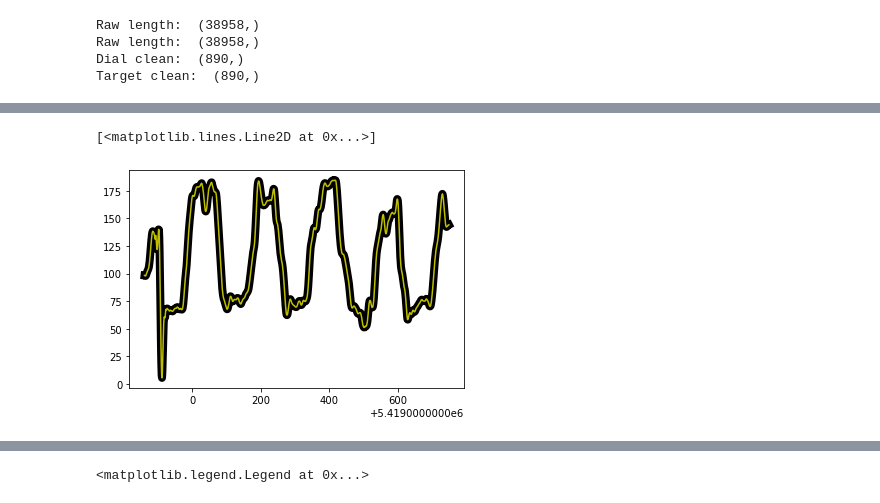
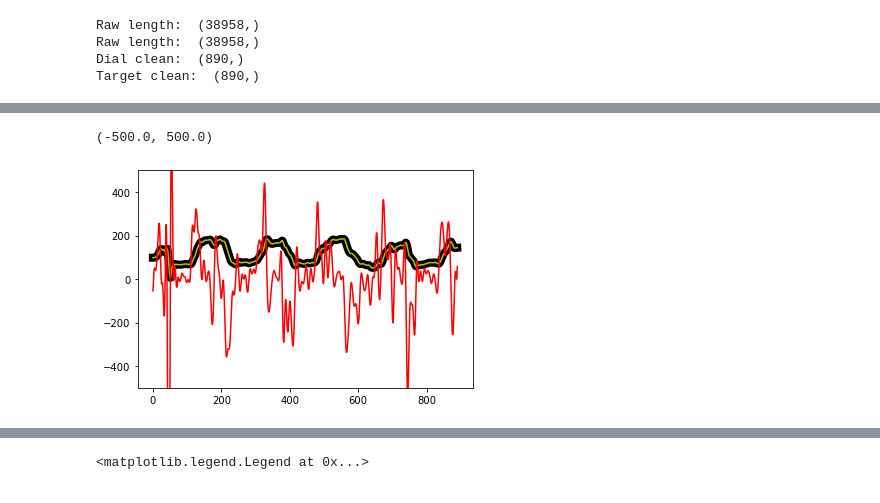
Before and after one commit to DiarKarim/SubEscape, a Jupyter notebook: SubEscape_Data_Analysis/SubEsc_Analysis_Old.ipynb, the cells around one changed output, grey strips where cells are left out. Saved outputs shown, nothing was run; the diff lists cells and outputs as text; code cells hidden in the pictures.

```diff
--- a/SubEscape_Data_Analysis/SubEsc_Analysis_Old.ipynb
+++ b/SubEscape_Data_Analysis/SubEsc_Analysis_Old.ipynb
@@ -486,0 +515,5 @@ df_all.drop(columns=['Dial_ReconF','TargetF'])
+# %%
+df_all['DialVel'] = savgol_filter(np.gradient(savgol_filter(df_all['Dial_Raw'],33,8)) / (1/sampleFreq), 23,8)
+# %%
+df_all['Lag'] = CrossCorr2(df_all['DialVel'],df_all['TargetVel'],sampleFreq)
+df_all.head(2)
@@ -487,4 +528,4 @@ df_all.drop(columns=['Dial_ReconF','TargetF'])
 # %%
 # Smooth data
-df_all['Dial_ReconF'] = df_all.groupby(['PtxID','trial'])['Dial_Recon'].transform(lambda x: SmoothData(x.values, 33, 8))
-df_all['TargetF'] = df_all.groupby(['PtxID','trial'])['Target'].transform(lambda x: SmoothData(x.values, 33, 8))
+df_all['Dial_ReconF'] = df_all.groupby(['PtxID','trial','Joint'])['Dial_Recon'].transform(lambda x: SmoothData(x.values, 33, 8))
+df_all['TargetF'] = df_all.groupby(['PtxID','trial','Joint'])['Target'].transform(lambda x: SmoothData(x.values, 33, 8))
@@ -493,5 +545,2 @@ df_all['TargetF'] = df_all.groupby(['PtxID','trial'])['Target'].transform(lambda
 # %%
-ptxes = pd.unique(df_all['PtxID'])
-trials = pd.unique(df_all['trial'])
-
-ptxMask = (df_all['PtxID'] == ptxes[3]) & (df_all['trial'] == trials[12])
+ptxMask = (df_all['PtxID'] == ptxes[4]) & (df_all['trial'] == trials[12]) & (df_all['Joint'] == 'b_l_index1')
@@ -514,7 +584,20 @@ Target clean:  (890,)
 # %%
-plt.plot(targDataCleaned,'k',linewidth=8)
-plt.plot(dialDataCleaned,'y')
+
+
+trialDuration = 14
+sampleFreq = int(np.round(len(dialDataCleaned) / trialDuration))
+
+dialVelocity = savgol_filter(np.gradient(savgol_filter(dialDataCleaned,33,8)) / (1/sampleFreq), 23,8)
+
+xVals = np.linspace(0,len(dialDataCleaned),len(dialDataCleaned))
+
+
+# Plot
+plt.plot(xVals, targDataCleaned,'k',linewidth=8)
+plt.plot(xVals, dialDataCleaned,'y')
+plt.plot(xVals, dialVelocity,'r')
+plt.ylim([-500, 500])
 # %% [output]
-[<matplotlib.lines.Line2D at 0x...>]
+(-500.0, 500.0)
-[figure, old version]
+[figure, new version]
 # %%
```
Also changed, not shown: parts of 18 cells of this notebook, 2 other files.
